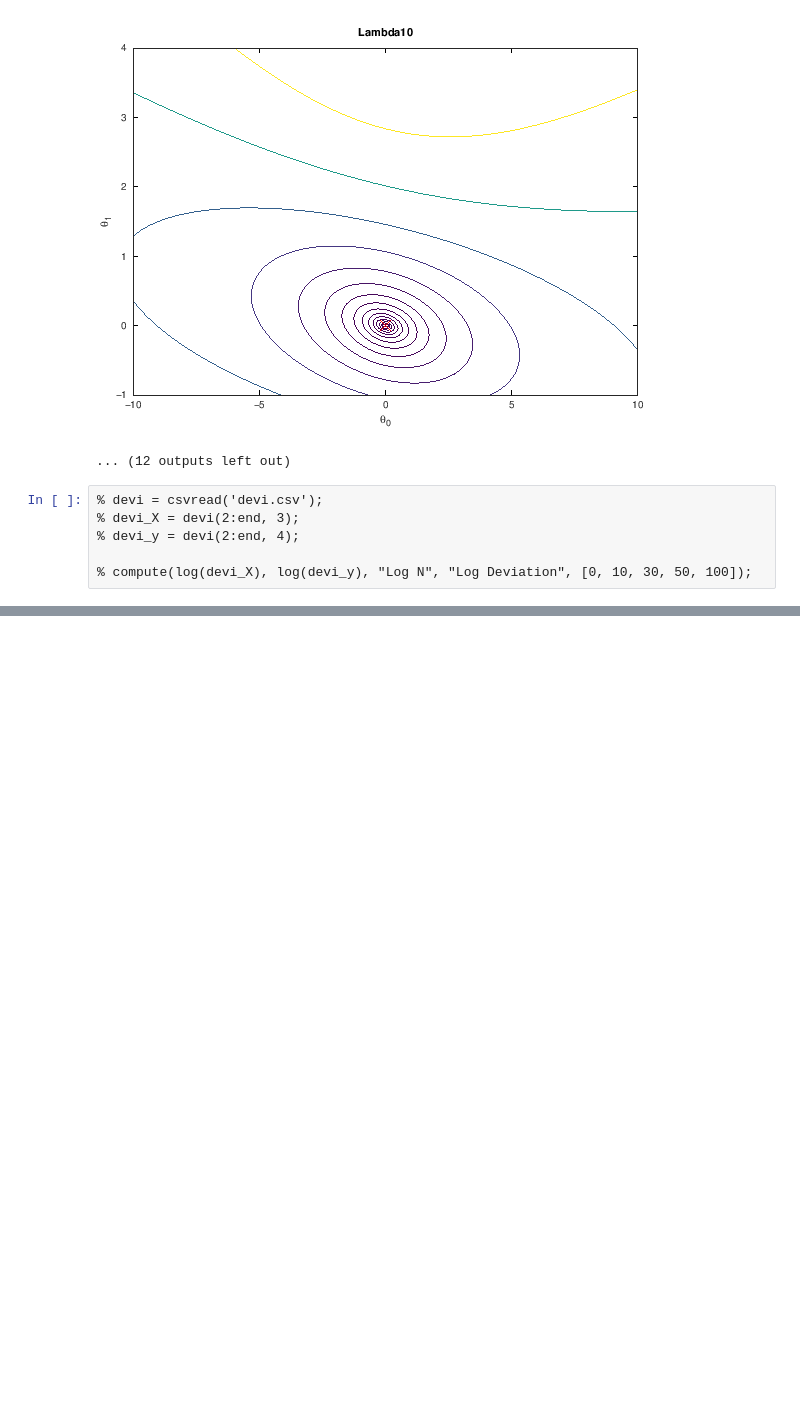
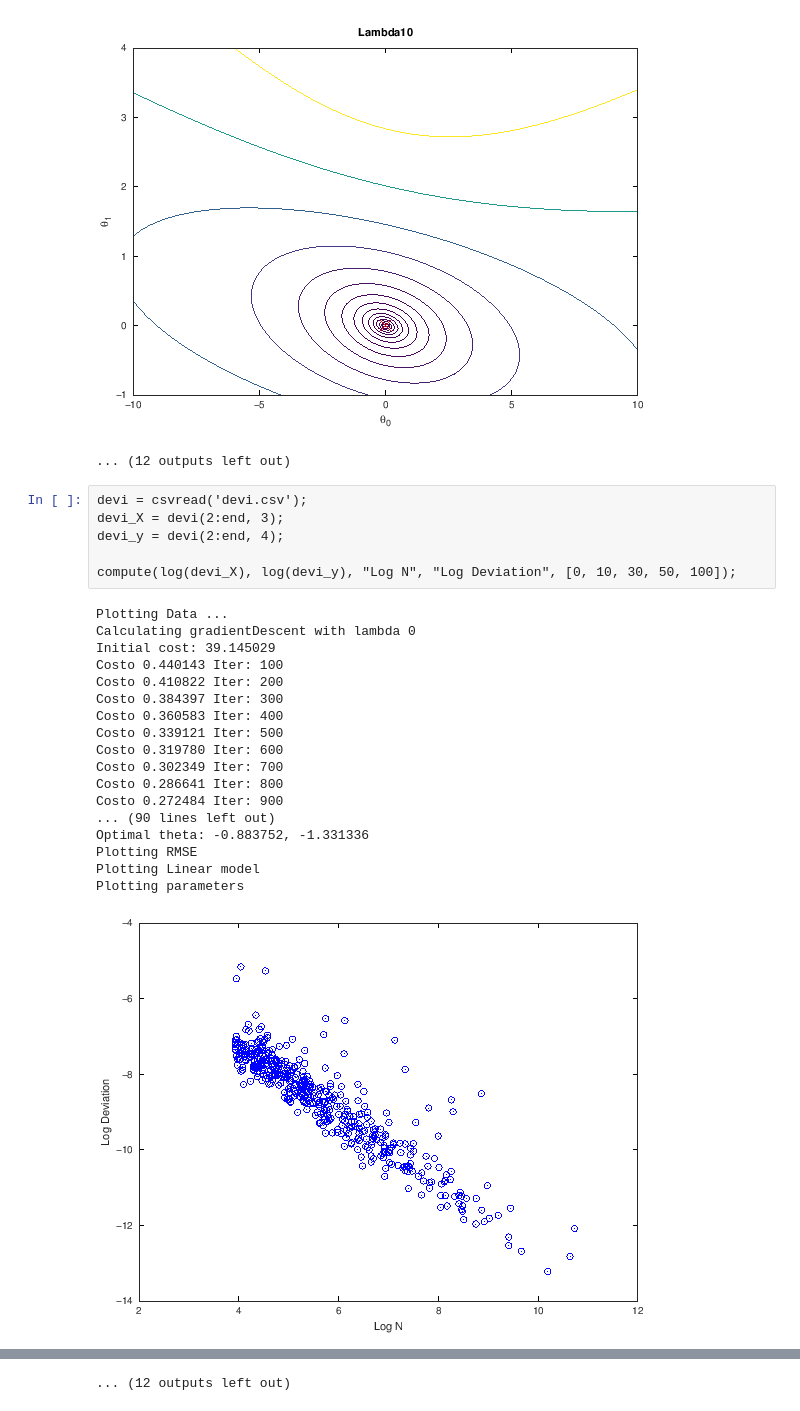
Before and after one commit to kevinislas2/MachineLearning, a Jupyter notebook: HW3/Homework-03.ipynb, the cells around one changed output, grey strips where cells are left out. Drawn from its saved outputs; the diff is of its cells as text; blank space fills up the shorter version.

```diff
--- a/HW3/Homework-03.ipynb
+++ b/HW3/Homework-03.ipynb
@@ -193,8 +223,27 @@ Plotting parameters
 [figure]
 ... (12 outputs left out)
 # %%
-% devi = csvread('devi.csv');
-% devi_X = devi(2:end, 3);
-% devi_y = devi(2:end, 4);
+devi = csvread('devi.csv');
+devi_X = devi(2:end, 3);
+devi_y = devi(2:end, 4);
 
-% compute(log(devi_X), log(devi_y), "Log N", "Log Deviation", [0, 10, 30, 50, 100]);
+compute(log(devi_X), log(devi_y), "Log N", "Log Deviation", [0, 10, 30, 50, 100]);
+# %% [output]
+Plotting Data ...
+Calculating gradientDescent with lambda 0
+Initial cost: 39.145029
+Costo 0.440143 Iter: 100
+Costo 0.410822 Iter: 200
+Costo 0.384397 Iter: 300
+Costo 0.360583 Iter: 400
+Costo 0.339121 Iter: 500
+Costo 0.319780 Iter: 600
+Costo 0.302349 Iter: 700
+Costo 0.286641 Iter: 800
+Costo 0.272484 Iter: 900
+... (90 lines left out)
+Optimal theta: -0.883752, -1.331336
+Plotting RMSE
+Plotting Linear model
+Plotting parameters
+[figure, added]
@@ -200,0 +260 @@ Plotting parameters
+... (12 outputs left out)
```
Also changed, not shown: parts of 2 cells of this notebook.
